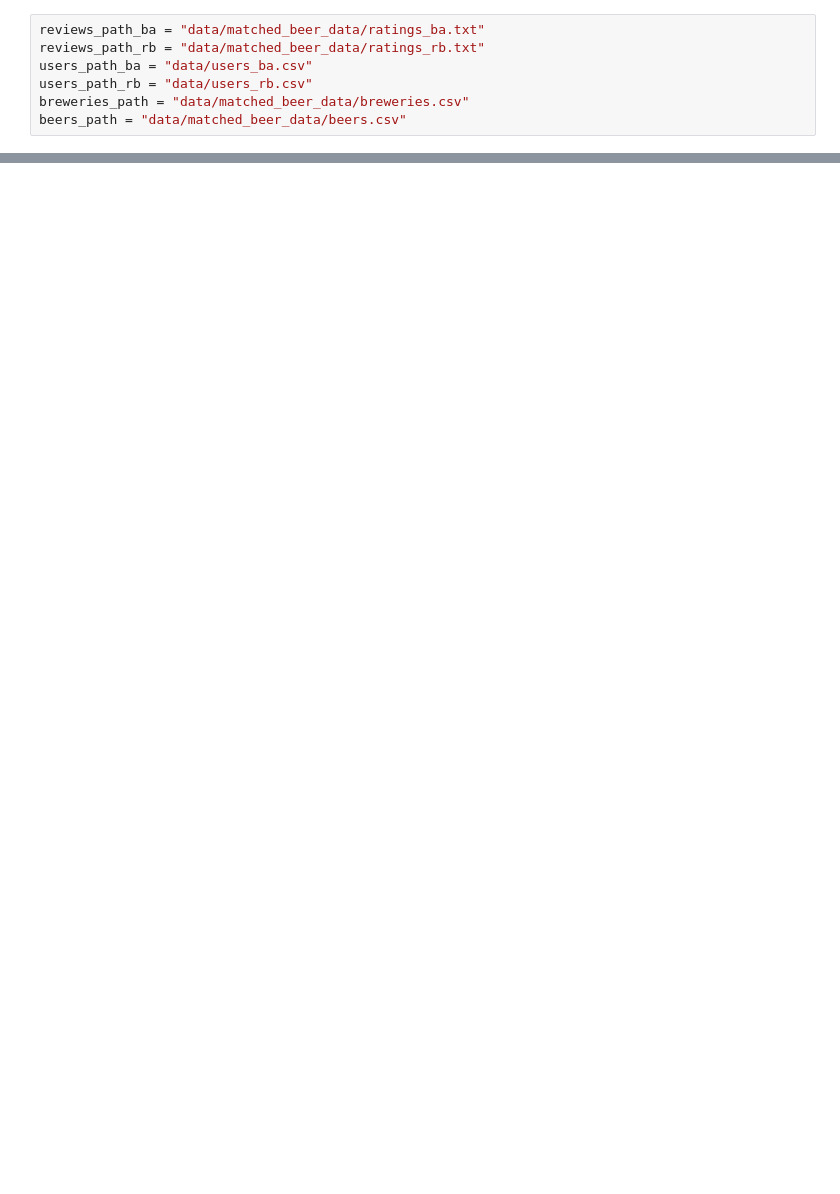
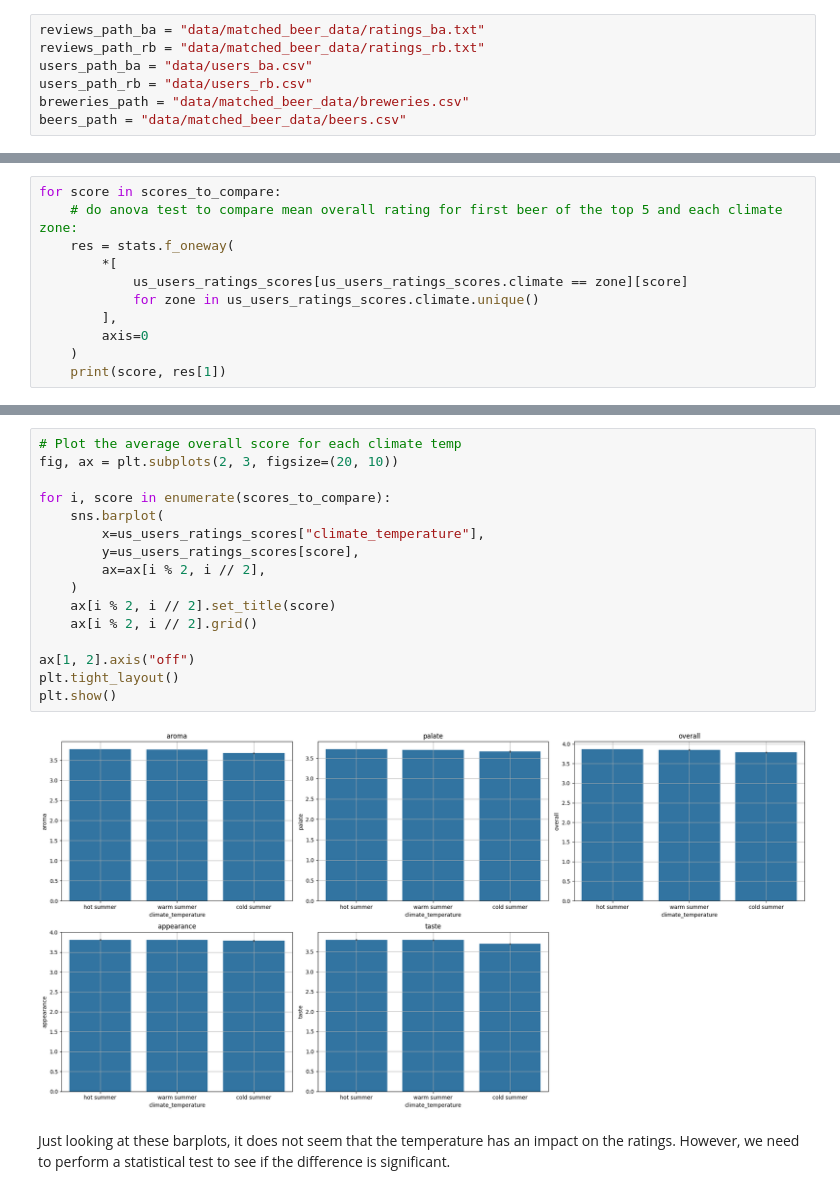
Before and after one commit to epfl-ada/ada-2023-project-riskybiscuits, a Jupyter notebook: main.ipynb, the cells around one changed output, grey strips where cells are left out. Drawn from its saved outputs; the diff is of its cells as text; blank space fills up the shorter version.

```diff
--- a/main.ipynb
+++ b/main.ipynb
@@ -1339,0 +329,11 @@ plt.show()
+# %%
+for score in scores_to_compare:
+    # do anova test to compare mean overall rating for first beer of the top 5 and each climate zone:
+    res = stats.f_oneway(
+        *[
+            us_users_ratings_scores[us_users_ratings_scores.climate == zone][score]
+            for zone in us_users_ratings_scores.climate.unique()
+        ],
+        axis=0
+    )
+    print(score, res[1])
@@ -1339,0 +354,20 @@ plt.show()
+# %%
+# Plot the average overall score for each climate temp
+fig, ax = plt.subplots(2, 3, figsize=(20, 10))
+
+for i, score in enumerate(scores_to_compare):
+    sns.barplot(
+        x=us_users_ratings_scores["climate_temperature"],
+        y=us_users_ratings_scores[score],
+        ax=ax[i % 2, i // 2],
+    )
+    ax[i % 2, i // 2].set_title(score)
+    ax[i % 2, i // 2].grid()
+
+ax[1, 2].axis("off")
+plt.tight_layout()
+plt.show()
+# %% [output]
+[figure, added]
+# %% [markdown]
+Just looking at these barplots, it does not seem that the temperature has an impact on the ratings. However, we need to perform a statistical test to see if the difference is significant.
```
Also changed, not shown: parts of 186 cells of this notebook, 2 other files.
